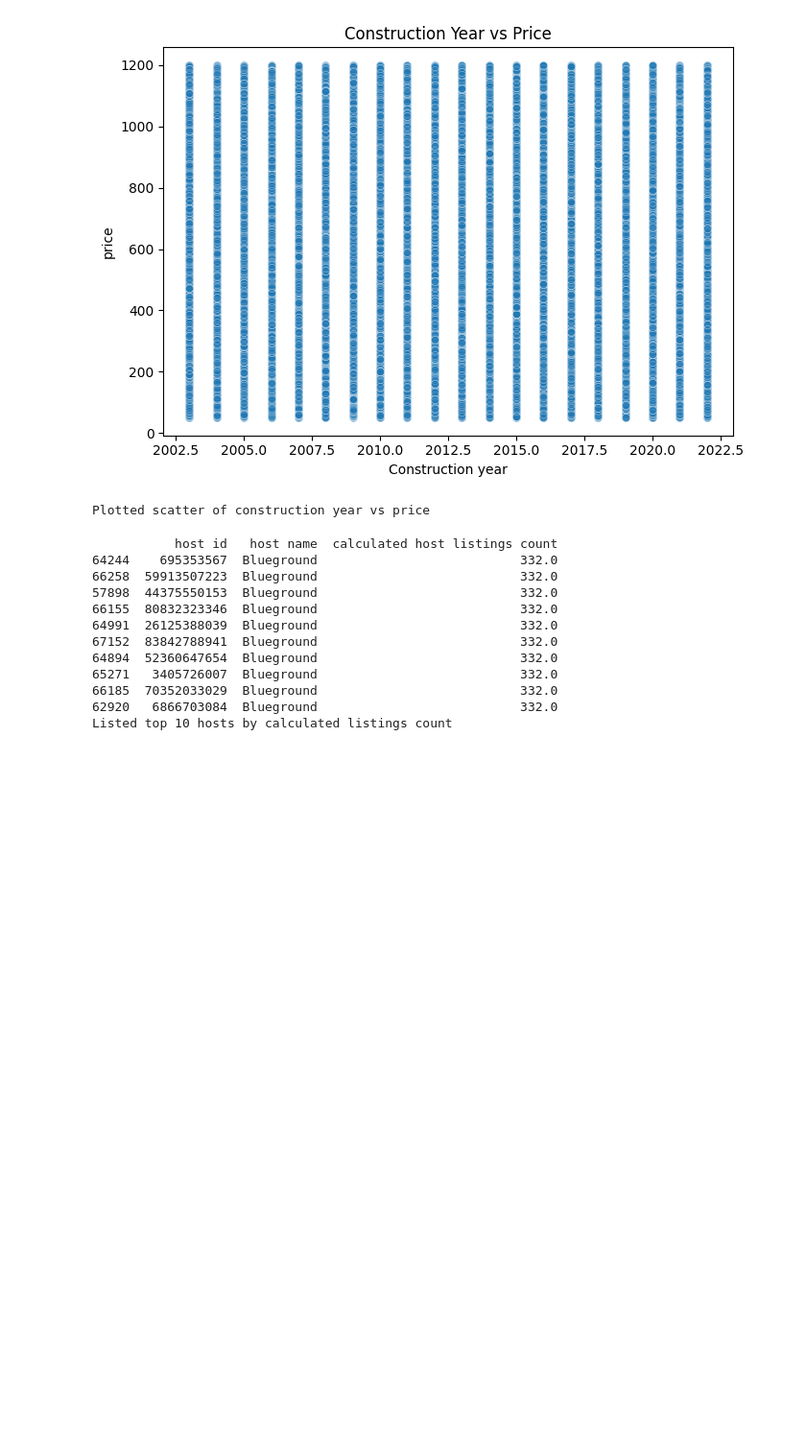
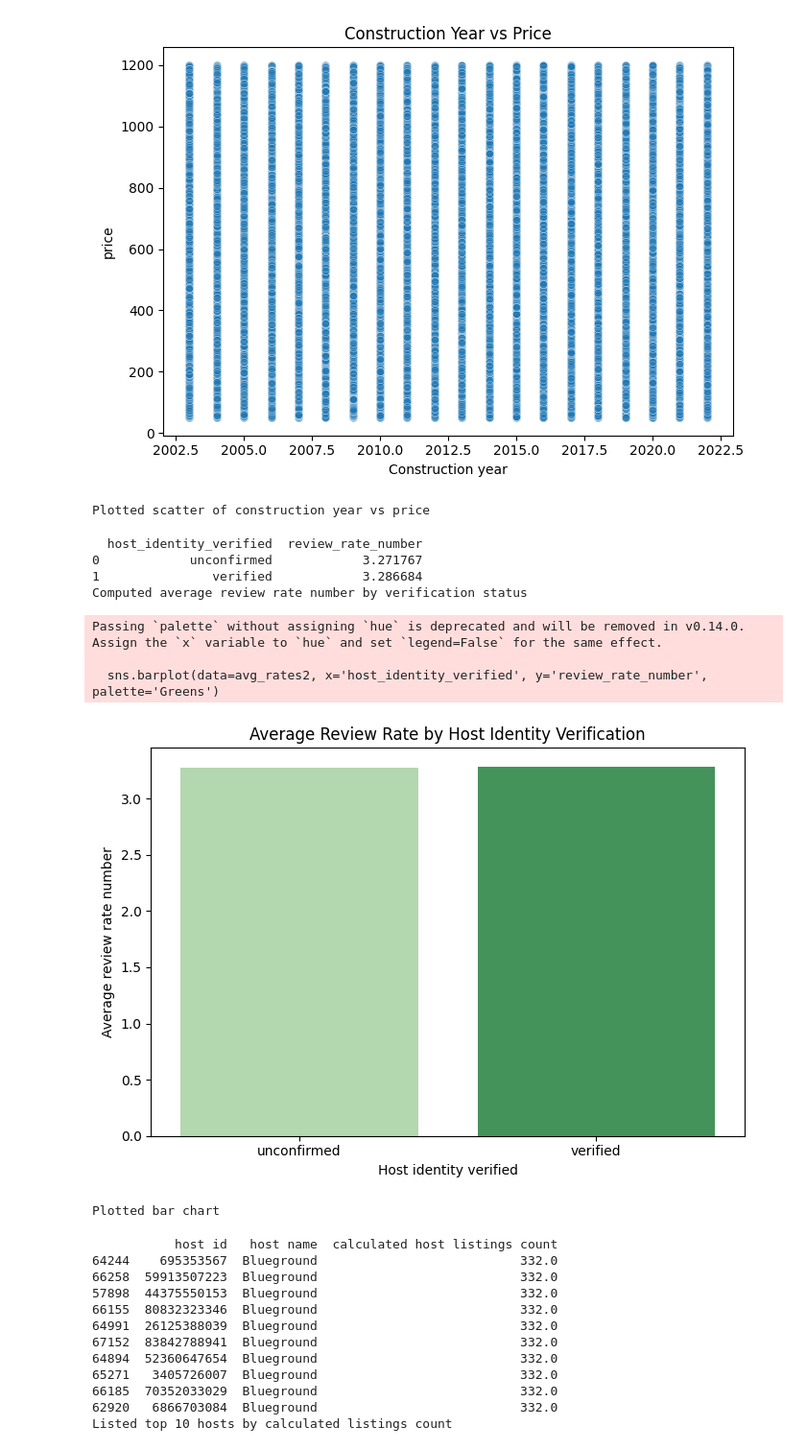
Before and after one commit to ppraveenhalingali/VOIS_AICTE_Data_Analytics, a Jupyter notebook: Airbnb_Open_Data.ipynb, the cells around one changed output. Shown at 96% size. Cells and saved outputs as stored; diff of their text form; code cells hidden in the pictures; blank space fills up the shorter version.

```diff
--- a/Airbnb_Open_Data.ipynb
+++ b/Airbnb_Open_Data.ipynb
@@ -91,6 +186,41 @@ print('Plotted scatter of construction year vs price')
 # %% [output]
 [figure]
 Plotted scatter of construction year vs price
+# %%
+# Compute and visualize average review rate number for verified vs unconfirmed hosts
+# Use correct column names discovered; groupby and plot bar chart
+import pandas as pd
+import matplotlib.pyplot as plt
+import seaborn as sns
+
+# df_airbnb already loaded earlier
+status = df_airbnb['host_identity_verified']
+reviews = pd.to_numeric(df_airbnb['review rate number'], errors='coerce')
+mask_ok = status.notna() & reviews.notna()
+df_cmp2 = pd.DataFrame({'host_identity_verified': status[mask_ok], 'review_rate_number': reviews[mask_ok]})
+
+avg_rates2 = df_cmp2.groupby('host_identity_verified')['review_rate_number'].mean().reset_index()
+print(avg_rates2)
+print('Computed average review rate number by verification status')
+
+plt.figure(figsize=(7,5))
+sns.barplot(data=avg_rates2, x='host_identity_verified', y='review_rate_number', palette='Greens')
+plt.title('Average Review Rate by Host Identity Verification')
+plt.xlabel('Host identity verified')
+plt.ylabel('Average review rate number')
+plt.tight_layout()
+plt.show()
+print('Plotted bar chart')
+# %% [output]
+  host_identity_verified  review_rate_number
+0            unconfirmed            3.271767
+1               verified            3.286684
+Computed average review rate number by verification status
+Passing `palette` without assigning `hue` is deprecated and will be removed in v0.14.0. Assign the `x` variable to `hue` and set `legend=False` for the same effect.
+
+  sns.barplot(data=avg_rates2, x='host_identity_verified', y='review_rate_number', palette='Greens')
+[figure, added]
+Plotted bar chart
 # %%
 host_id_col = 'host id' if 'host id' in df_airbnb.columns else 'host_id'
 host_name_col = 'host name' if 'host name' in df_airbnb.columns else 'host_name' if 'host_name' in df_airbnb.columns else None
```
Also changed, not shown: parts of 5 cells of this notebook.
